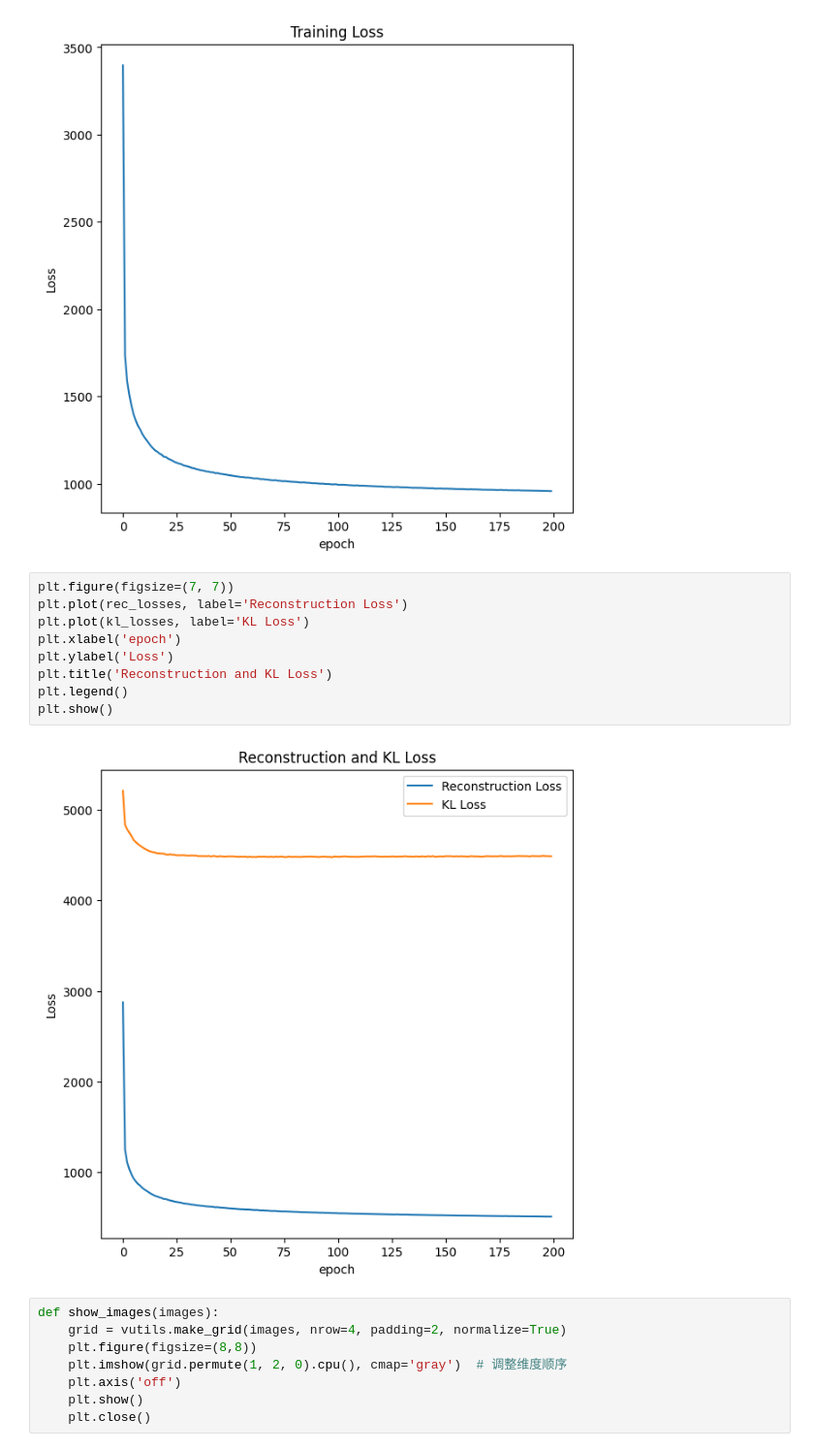
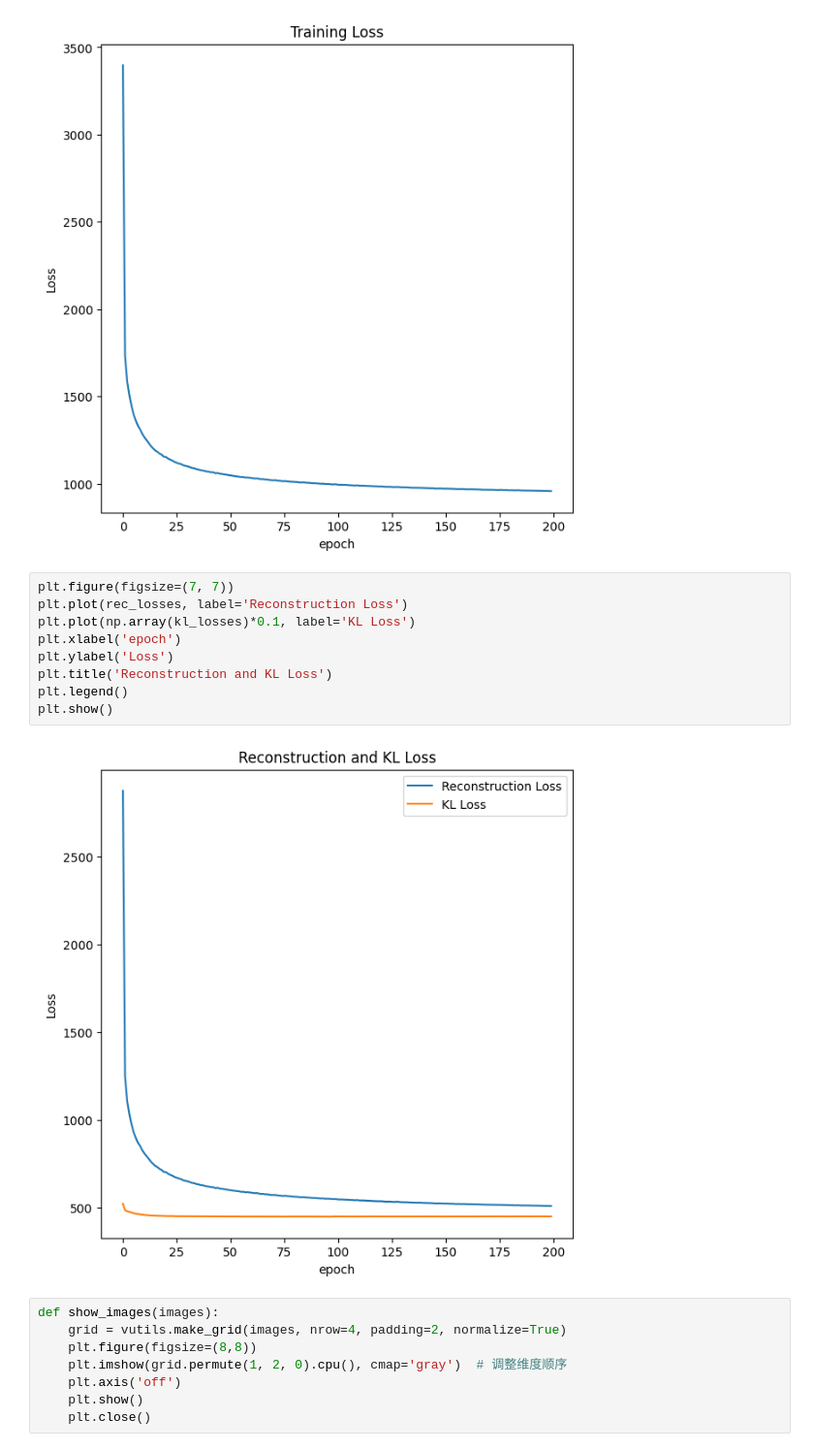
Before and after one commit to debugwangz/learn_aigc, a Jupyter notebook: VAE/main.ipynb, the cells around one changed output. Shown at 97% size. Saved outputs shown, nothing was run; the diff lists cells and outputs as text.

```diff
--- a/VAE/main.ipynb
+++ b/VAE/main.ipynb
@@ -182,14 +183,14 @@ plt.show()
 # %%
 plt.figure(figsize=(7, 7))
 plt.plot(rec_losses, label='Reconstruction Loss')
-plt.plot(kl_losses, label='KL Loss')
+plt.plot(np.array(kl_losses)*0.1, label='KL Loss')
 plt.xlabel('epoch')
 plt.ylabel('Loss')
 plt.title('Reconstruction and KL Loss')
 plt.legend()
 plt.show()
 # %% [output]
-[figure, old version]
+[figure, new version]
 # %%
 def show_images(images):
     grid = vutils.make_grid(images, nrow=4, padding=2, normalize=True)
```
Also changed, not shown: parts of 1 cell of this notebook.
